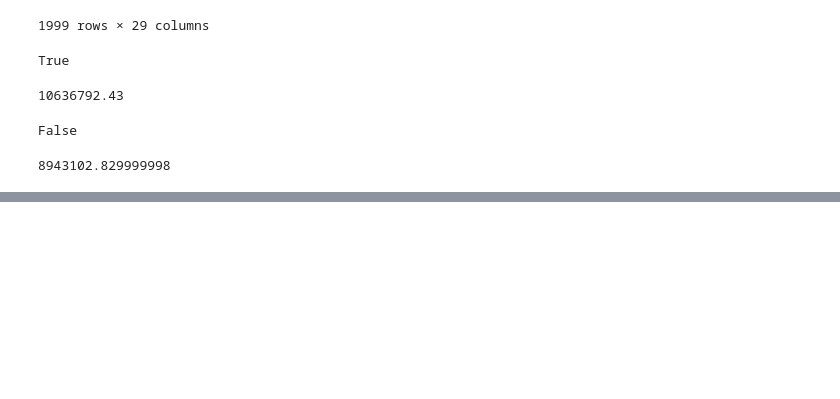
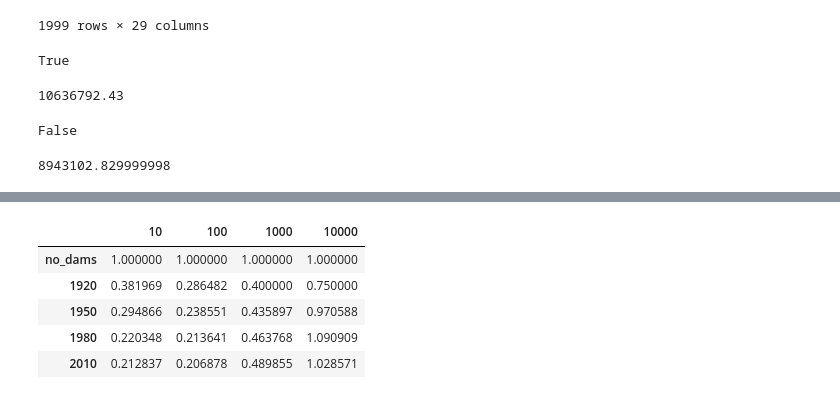
Before and after one commit to rspinti/River_bifurcation, a Jupyter notebook: archive/Rachel_testing/analysis_testing/analysis_testing.ipynb, the cells around one changed output, grey strips where cells are left out. Cells and saved outputs as stored; diff of their text form; code cells hidden in the pictures; blank space fills up the shorter version.

```diff
--- a/archive/Rachel_testing/analysis_testing/analysis_testing.ipynb
+++ b/archive/Rachel_testing/analysis_testing/analysis_testing.ipynb
@@ -678,0 +728,49 @@ gl_new.Norm_stor.sum()
+# %%
+#Function to get info by fragment length
+# def make_df(basin, years,  bin_ls, gdrive, results_folder):
+#Folders and stuff to pull the data from
+gdrive = "/Volumes/GoogleDrive/My Drive/Condon_Research_Group/Research_Projects/Rachel/Research/Data/bifurcation_data_repo/" #where shapefiles/csv live
+data_folder = 'final_analysis/processed_data/'
+results_folder = 'final_analysis/analyzed_data/len_analysis/'
+
+years = ["no_dams", "1920", "1950", "1980", "2010"]
+bin_ls = [0, 10, 100, 1000, 10000]
+basin = 'North_Atlantic'
+
+
+bins = np.clip(bin_ls, bin_ls[0], bin_ls[-1])
+labels = [str(x) for x in bins[1:]]
+
+nabd_basins = pd.DataFrame(0, index=years, columns=labels)
+nabd_diff = pd.DataFrame(0, index=years, columns=labels)
+small_dams = pd.DataFrame(0, index=years, columns=labels)
+
+grand_basins = pd.DataFrame(0, index=years, columns=labels)
+grand_diff = pd.DataFrame(0, index=years, columns=labels)
+big_dams = pd.DataFrame(0, index=years, columns=labels)
+
+for year in years:
+    frags_nabd = pd.read_csv(gdrive+data_folder+"nabd_data/"+year+"/"+basin+"_fragments.csv")
+    frag_nabd_bins = pd.cut(frags_nabd["LENGTHKM"], bins=bins, labels=labels)
+    frag_nabd_bins.value_counts().sort_index()
+
+    frags_grand = pd.read_csv(gdrive+data_folder+"grand_data/"+year+"/"+basin+"_fragments.csv")
+    frag_grand_bins = pd.cut(frags_grand["LENGTHKM"], bins=bins, labels=labels)
+    frag_grand_bins.value_counts().sort_index()
+
+    for count, value in enumerate(nabd_basins.columns):
+        nabd_basins.loc[year,value]=frag_nabd_bins.value_counts()[count]
+        grand_basins.loc[year,value]=frag_grand_bins.value_counts()[count]
+
+        percent_big = grand_basins.loc[year,value]/nabd_basins.loc[year,value]
+        big_dams.loc[year,value] = percent_big
+        small_dams.loc[year,value] = 1-percent_big
+# %%
+big_dams
+# %% [output]
+|  | 10 | 100 | 1000 | 10000 |
+| no_dams | 1.000000 | 1.000000 | 1.000000 | 1.000000 |
+| 1920 | 0.381969 | 0.286482 | 0.400000 | 0.750000 |
+| 1950 | 0.294866 | 0.238551 | 0.435897 | 0.970588 |
+| 1980 | 0.220348 | 0.213641 | 0.463768 | 1.090909 |
+| 2010 | 0.212837 | 0.206878 | 0.489855 | 1.028571 |
```
Also changed, not shown: parts of 8 cells of this notebook, 4 other files.
